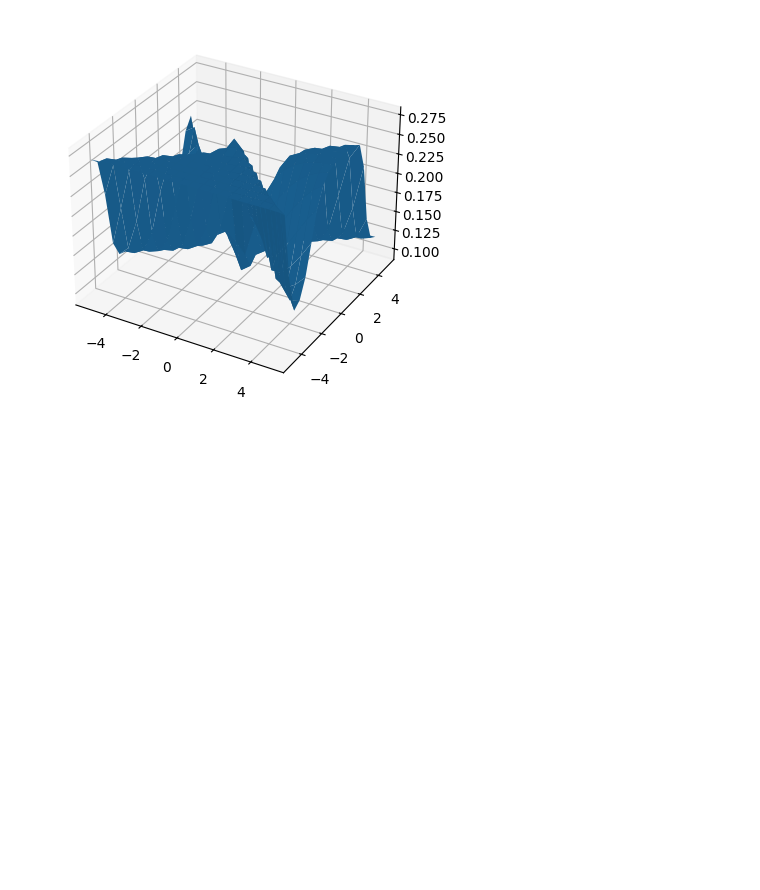
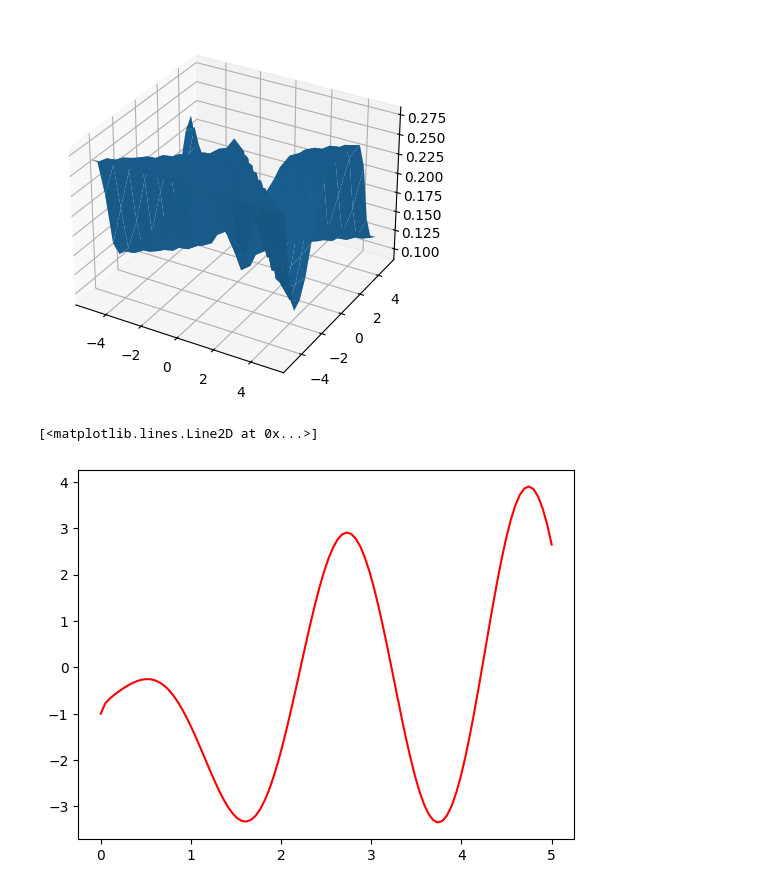
Before and after one commit to jordanlavenant/TP1-modelisation, a Jupyter notebook: TP1_1.6.ipynb, the cells around one changed output. Cells and saved outputs as stored; diff of their text form; code cells hidden in the pictures; blank space fills up the shorter version.

```diff
--- a/TP1_1.6.ipynb
+++ b/TP1_1.6.ipynb
@@ -79,3 +82,20 @@ plt.show()
 # %% [output]
 13/13 ━━━━━━━━━━━━━━━━━━━━ 0s 6ms/step
 [figure]
+# %%
+# Partie A. Données
+
+def f(x):
+  return np.cos(2*x) + x*np.sin(3*x) + x**0.5 - 2
+
+a, b = 0, 5
+N = 100
+X = np.linspace(a, b, N)
+Y = f(X)
+X_train = X.reshape(-1,1)
+Y_train = Y.reshape(-1,1)
+
+plt.plot(X, Y, 'r')
+# %% [output]
+[<matplotlib.lines.Line2D at 0x...>]
+[figure, added]
```
Also changed, not shown: parts of 12 cells of this notebook.
